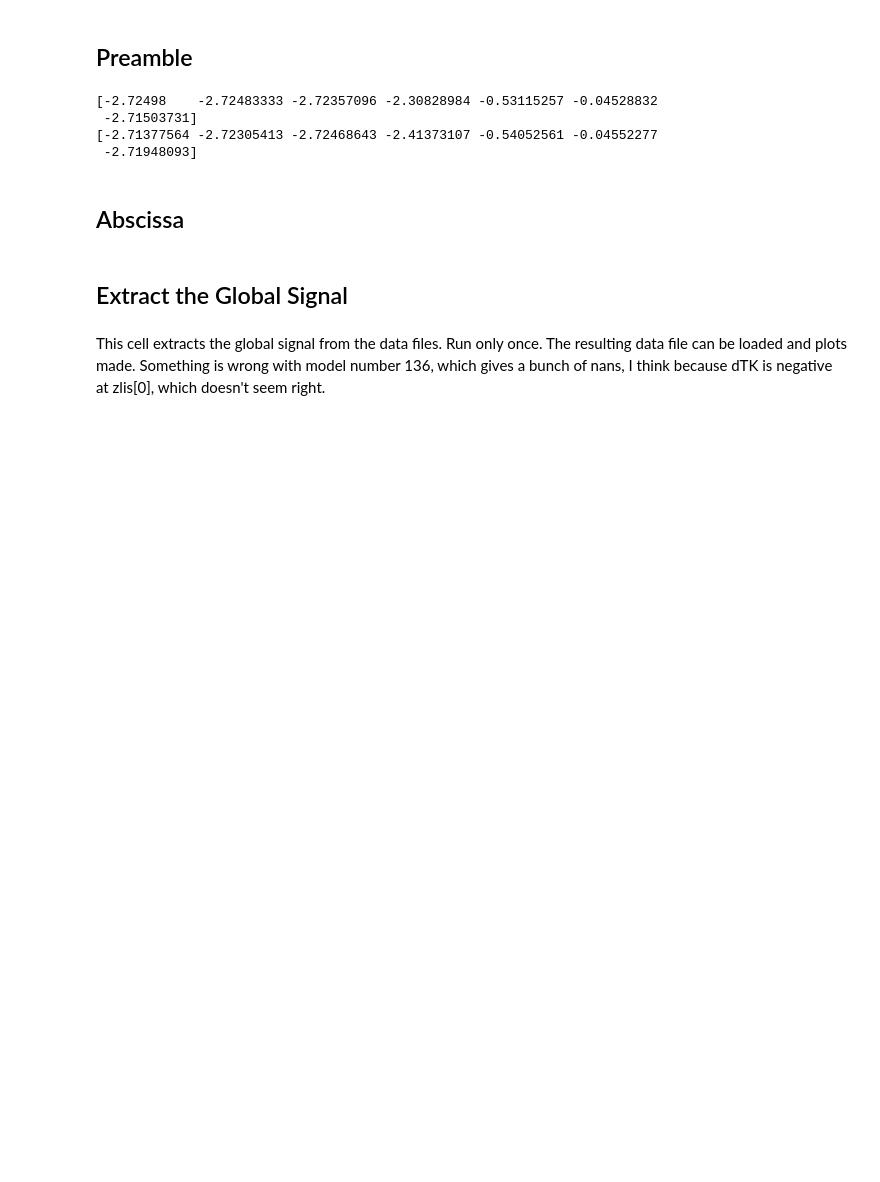
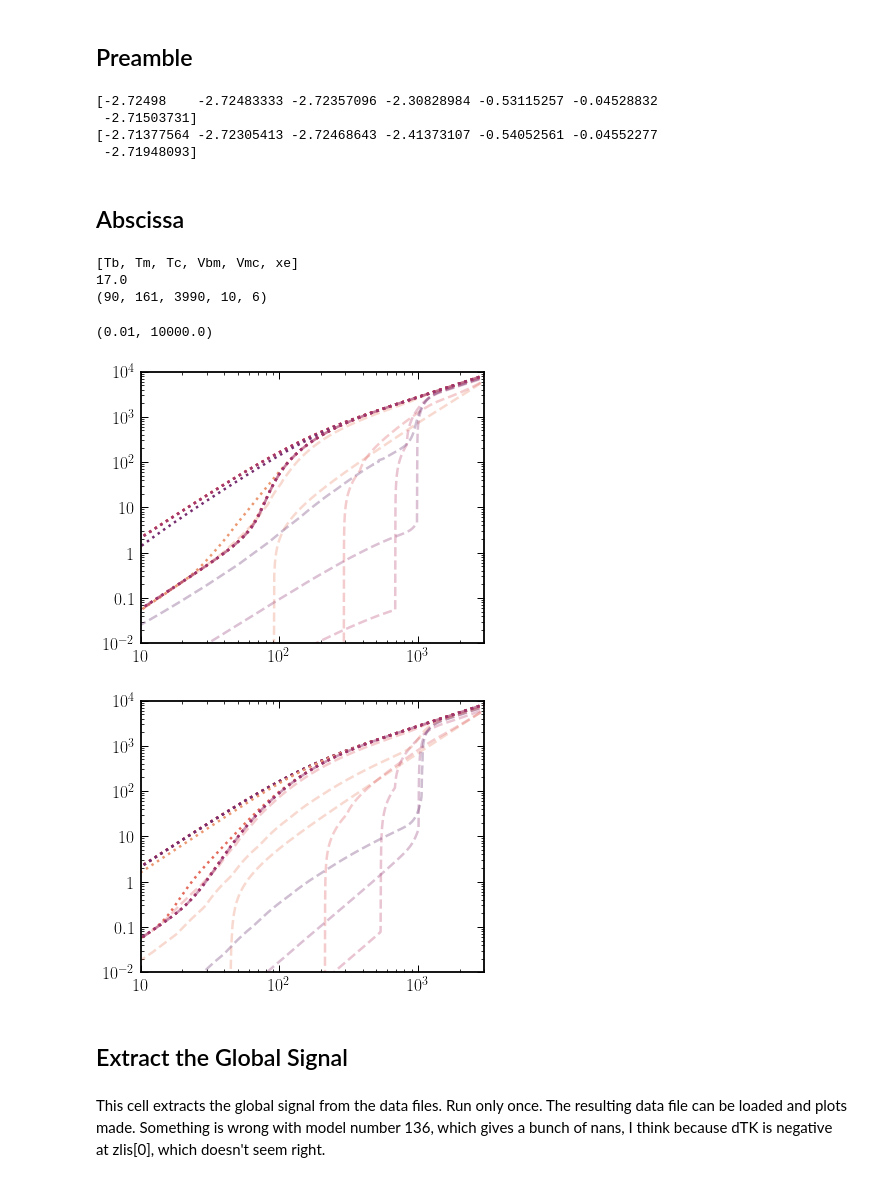
Before and after one commit to hongwanliu/millicharged_DM_with_bath, a Jupyter notebook: notebooks/combine_diff_models.ipynb, the cells around one changed output. Cells and saved outputs as stored; diff of their text form; code cells hidden in the pictures; blank space fills up the shorter version.

Commit message:
Reproduced the plots, investigating Q/m dependence.

```diff
--- a/notebooks/combine_diff_models.ipynb
+++ b/notebooks/combine_diff_models.ipynb
@@ -86,6 +86,60 @@ zlis = np.flipud(np.loadtxt(open(Tb_data_folder+'zlis.csv'), delimiter=','))
 mmlis = np.array([0.01, 0.03, 0.1, 0.3, 1., 3., 10., 30., 100., 300.])
 
 T21_fluc = dill.load(open('/scratch/gpfs/hongwanl/millicharged_DM_with_bath/power_spec/all_models/mc100MeV_full_smooth_deg3_1.p', 'rb'))
+# %%
+import pickle
+
+Tb_data = pickle.load(open('/scratch/gpfs/hongwanl/millicharged_DM_with_bath/Vrel_scan_fixed_He_bug/for_Anastasia/compiled_data.p', 'rb'))
+# %%
+print(Tb_data['inputs'])
+print(Tb_data['z'][-8])
+# Q x Vrel x z x mm x inputs
+print(Tb_data['data'].shape)
+
+plt.rc('axes', prop_cycle=cycler('color', sns.color_palette('flare', 10)))
+
+
+plt.figure()
+
+plt.loglog()
+
+for i,Q in enumerate(Tb_data['Q']):
+
+    if i % 10 != 0:
+
+        continue
+
+    plt.plot(Tb_data['z'], Tb_data['data'][i, 0, :, 4, 0] / phys.kB, ls=':')
+    plt.plot(Tb_data['z'], Tb_data['data'][i, 0, :, 4, 1] / phys.kB, ls='--', alpha=0.3)
+
+plt.xlim(10, 3000)
+plt.ylim(1e-2, 1e4)
+
+plt.rc('axes', prop_cycle=cycler('color', sns.color_palette('flare', 10)))
+
+
+plt.figure()
+
+plt.loglog()
+
+for i,Q in enumerate(Tb_data['Q']):
+
+    if i % 10 != 0:
+
+        continue
+
+    plt.plot(Tb_data['z'], Tb_data['data'][i, 0, :, 6, 0] / phys.kB, ls=':')
+    plt.plot(Tb_data['z'], Tb_data['data'][i, 0, :, 6, 1] / phys.kB, ls='--', alpha=0.3)
+
+plt.xlim(10, 3000)
+plt.ylim(1e-2, 1e4)
+# %% [output]
+[Tb, Tm, Tc, Vbm, Vmc, xe]
+17.0
+(90, 161, 3990, 10, 6)
+(0.01, 10000.0)
+[figure, added]
+[figure, added]
 # %% [markdown]
 ## Extract the Global Signal
 # %% [markdown]
```
Also changed, not shown: parts of 2 cells of this notebook, 1 other file.
